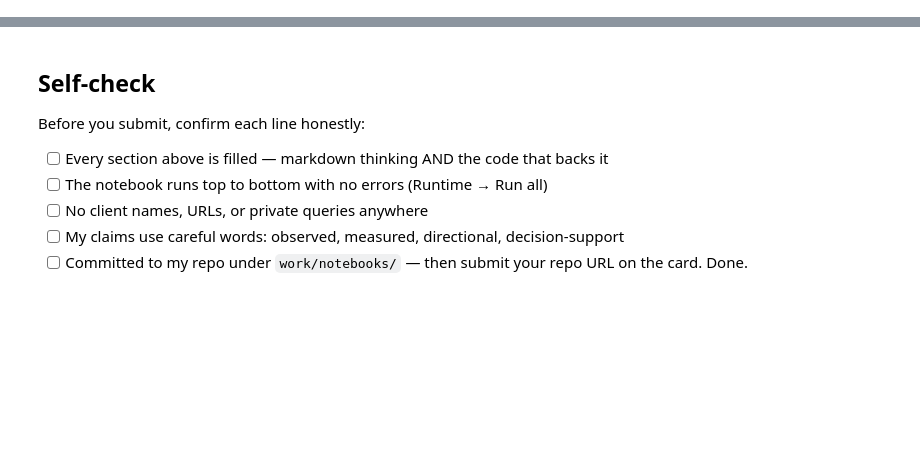
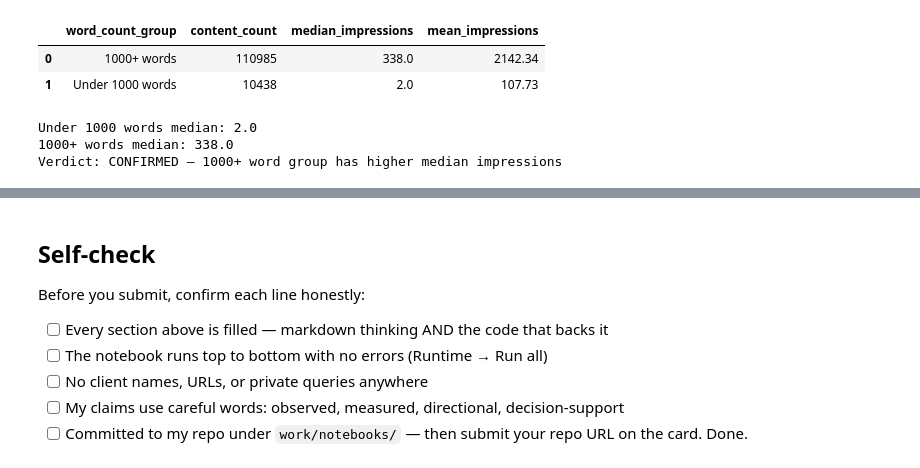
Before and after one commit to vishalseries7030/flyrank-ml-internship, a Jupyter notebook: work/notebooks/w04_signal_audit.ipynb, the cells around one changed output, grey strips where cells are left out. Drawn from its saved outputs; the diff is of its cells as text; code cells hidden in the pictures; blank space fills up the shorter version.

```diff
--- a/work/notebooks/w04_signal_audit.ipynb
+++ b/work/notebooks/w04_signal_audit.ipynb
@@ -36,0 +323,59 @@ This skeleton is yours to fill. Work the sections **in order** — each one has
+# %%
+import pandas as pd
+from IPython.display import display
+
+# Compare GSC impressions for shorter vs longer content.
+signal3 = audit.loc[
+    audit["gsc_impressions"].notna()
+    & audit["word_count"].notna()
+].copy()
+
+signal3["word_count"] = pd.to_numeric(
+    signal3["word_count"], errors="coerce"
+)
+signal3["gsc_impressions"] = pd.to_numeric(
+    signal3["gsc_impressions"], errors="coerce"
+)
+
+signal3 = signal3.dropna(
+    subset=["word_count", "gsc_impressions"]
+)
+
+signal3["word_count_group"] = signal3["word_count"].apply(
+    lambda x: "Under 1000 words" if x < 1000
+    else "1000+ words"
+)
+
+summary3 = signal3.groupby("word_count_group").agg(
+    content_count=("gsc_impressions", "size"),
+    median_impressions=("gsc_impressions", "median"),
+    mean_impressions=("gsc_impressions", "mean"),
+).reset_index()
+
+display(summary3.round(2))
+
+medians3 = summary3.set_index(
+    "word_count_group"
+)["median_impressions"]
+
+short_median = medians3.get("Under 1000 words")
+long_median = medians3.get("1000+ words")
+
+print("Under 1000 words median:", short_median)
+print("1000+ words median:", long_median)
+
+if pd.isna(short_median) or pd.isna(long_median):
+    print("Verdict: FALSE — unable to compare both groups")
+elif long_median > short_median:
+    print("Verdict: CONFIRMED — 1000+ word group has higher median impressions")
+elif long_median < short_median:
+    print("Verdict: OPPOSITE — under-1000-word group has higher median impressions")
+else:
+    print("Verdict: MIXED — both groups have the same median")
+# %% [output]
+|  | word_count_group | content_count | median_impressions | mean_impressions |
+| 0 | 1000+ words | 110985 | 338.0 | 2142.34 |
+| 1 | Under 1000 words | 10438 | 2.0 | 107.73 |
+Under 1000 words median: 2.0
+1000+ words median: 338.0
+Verdict: CONFIRMED — 1000+ word group has higher median impressions
```
Also changed, not shown: parts of 22 cells of this notebook.
